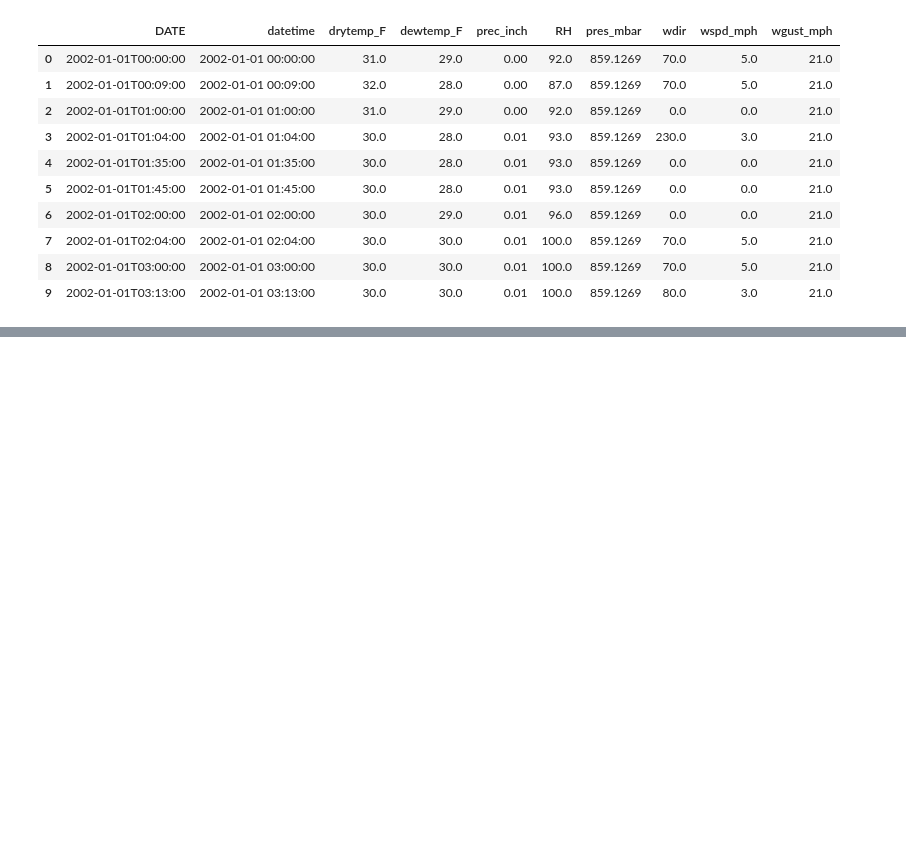
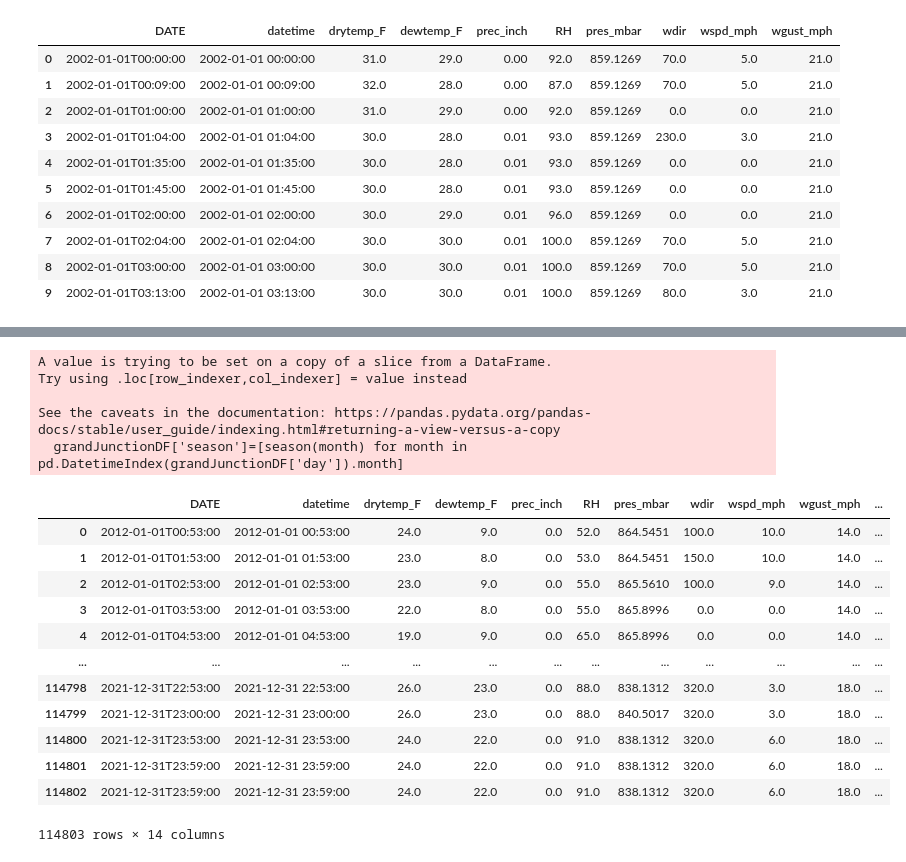
Before and after one commit to scrand23/ATOC4500-DataScience, a Jupyter notebook: Project.ipynb, the cells around one changed output, grey strips where cells are left out. Drawn from its saved outputs; the diff is of its cells as text; code cells hidden in the pictures; blank space fills up the shorter version.

```diff
--- a/Project.ipynb
+++ b/Project.ipynb
@@ -125,0 +94,21 @@ fig.savefig("Look_at_data.jpg")
+# %%
+# add columns for day and year
+limonDF["datetime"] = pd.to_datetime(limonDF["datetime"])
+limonDF['month'] = limonDF['datetime'].dt.month
+limonDF["year"] = limonDF["datetime"].dt.year
+limonDF["day"] = limonDF['datetime'].dt.day
+
+boulderDF["datetime"] = pd.to_datetime(boulderDF["datetime"])
+boulderDF['month'] = boulderDF['datetime'].dt.month
+boulderDF["year"] = boulderDF["datetime"].dt.year
+boulderDF["day"] = boulderDF['datetime'].dt.day
+
+eagleDF["datetime"] = pd.to_datetime(eagleDF["datetime"])
+eagleDF['month'] = eagleDF['datetime'].dt.month
+eagleDF["year"] = eagleDF["datetime"].dt.year
+eagleDF["day"] = eagleDF['datetime'].dt.day
+
+grandJunctionDF["datetime"] = pd.to_datetime(grandJunctionDF["datetime"])
+grandJunctionDF['month'] = grandJunctionDF['datetime'].dt.month
+grandJunctionDF["year"] = grandJunctionDF["datetime"].dt.year
+grandJunctionDF["day"] = grandJunctionDF['datetime'].dt.day
@@ -125,0 +136,37 @@ fig.savefig("Look_at_data.jpg")
+# %%
+# add columns for season
+# from Homework 4
+seasons = {(1, 12, 2): 1, (3, 4, 5): 2, (6, 7, 8): 3, (9, 10, 11): 4}
+
+# function for relating season to month
+def season(ser):
+    for k in seasons.keys():
+        if ser in k:
+            return seasons[k]
+
+limonDF['season']=[season(month) for month in pd.DatetimeIndex(limonDF['day']).month]
+boulderDF['season']=[season(month) for month in pd.DatetimeIndex(boulderDF['day']).month]
+eagleDF['season']=[season(month) for month in pd.DatetimeIndex(eagleDF['day']).month]
+grandJunctionDF['season']=[season(month) for month in pd.DatetimeIndex(grandJunctionDF['day']).month]
+
+# check one of the datasets to make sure it worked
+grandJunctionDF
+# %% [output]
+A value is trying to be set on a copy of a slice from a DataFrame.
+Try using .loc[row_indexer,col_indexer] = value instead
+
+See the caveats in the documentation: https://pandas.pydata.org/pandas-docs/stable/user_guide/indexing.html#returning-a-view-versus-a-copy
+  grandJunctionDF['season']=[season(month) for month in pd.DatetimeIndex(grandJunctionDF['day']).month]
+|  | DATE | datetime | drytemp_F | dewtemp_F | prec_inch | RH | pres_mbar | wdir | wspd_mph | wgust_mph | ... |
+| 0 | 2012-01-01T00:53:00 | 2012-01-01 00:53:00 | 24.0 | 9.0 | 0.0 | 52.0 | 864.5451 | 100.0 | 10.0 | 14.0 | ... |
+| 1 | 2012-01-01T01:53:00 | 2012-01-01 01:53:00 | 23.0 | 8.0 | 0.0 | 53.0 | 864.5451 | 150.0 | 10.0 | 14.0 | ... |
+| 2 | 2012-01-01T02:53:00 | 2012-01-01 02:53:00 | 23.0 | 9.0 | 0.0 | 55.0 | 865.5610 | 100.0 | 9.0 | 14.0 | ... |
+| 3 | 2012-01-01T03:53:00 | 2012-01-01 03:53:00 | 22.0 | 8.0 | 0.0 | 55.0 | 865.8996 | 0.0 | 0.0 | 14.0 | ... |
+| 4 | 2012-01-01T04:53:00 | 2012-01-01 04:53:00 | 19.0 | 9.0 | 0.0 | 65.0 | 865.8996 | 0.0 | 0.0 | 14.0 | ... |
+| ... | ... | ... | ... | ... | ... | ... | ... | ... | ... | ... | ... |
+| 114798 | 2021-12-31T22:53:00 | 2021-12-31 22:53:00 | 26.0 | 23.0 | 0.0 | 88.0 | 838.1312 | 320.0 | 3.0 | 18.0 | ... |
+| 114799 | 2021-12-31T23:00:00 | 2021-12-31 23:00:00 | 26.0 | 23.0 | 0.0 | 88.0 | 840.5017 | 320.0 | 3.0 | 18.0 | ... |
+| 114800 | 2021-12-31T23:53:00 | 2021-12-31 23:53:00 | 24.0 | 22.0 | 0.0 | 91.0 | 838.1312 | 320.0 | 6.0 | 18.0 | ... |
+| 114801 | 2021-12-31T23:59:00 | 2021-12-31 23:59:00 | 24.0 | 22.0 | 0.0 | 91.0 | 838.1312 | 320.0 | 6.0 | 18.0 | ... |
+| 114802 | 2021-12-31T23:59:00 | 2021-12-31 23:59:00 | 24.0 | 22.0 | 0.0 | 91.0 | 838.1312 | 320.0 | 6.0 | 18.0 | ... |
+114803 rows × 14 columns
```
Also changed, not shown: parts of 6 cells of this notebook.
